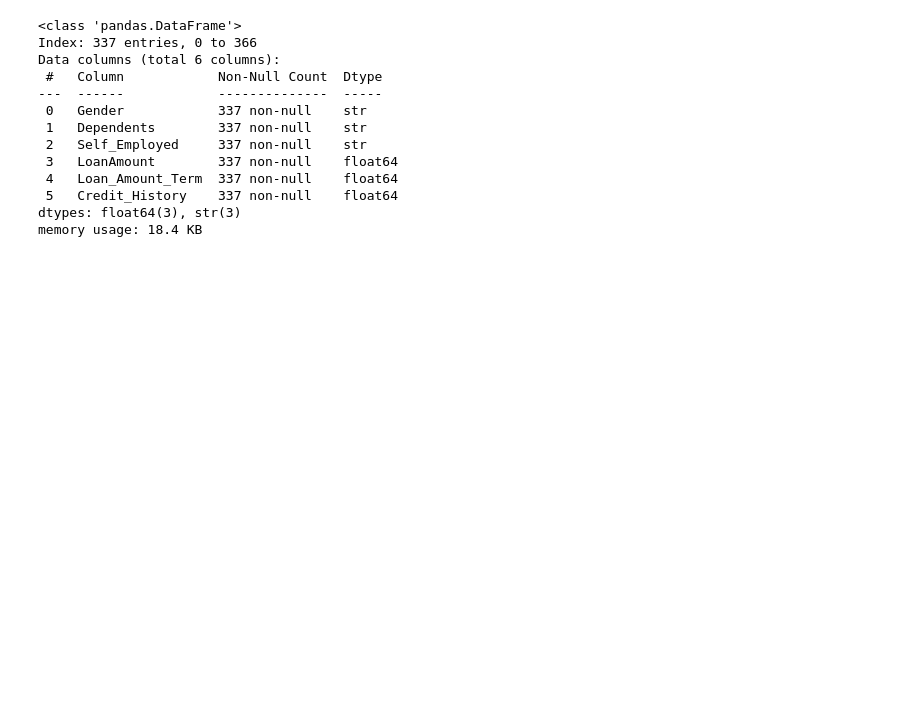
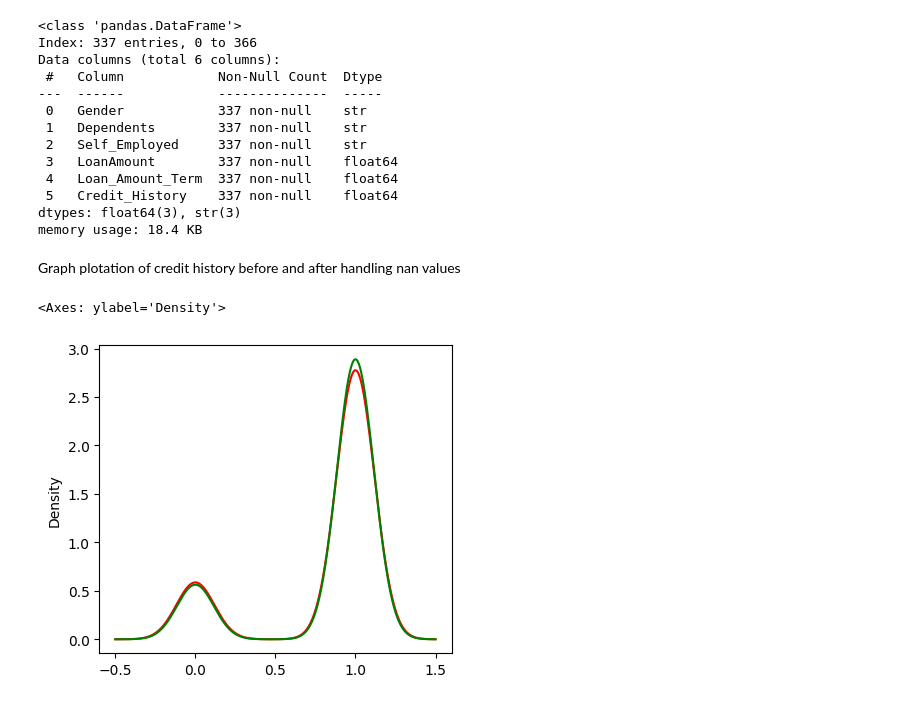
Before and after one commit to Ritusikarwar/ML_Practice, a Jupyter notebook: null_value_handling.ipynb, the cells around one changed output. Saved outputs shown, nothing was run; the diff lists cells and outputs as text; code cells hidden in the pictures; blank space fills up the shorter version.

Commit message:
line graph

```diff
--- a/null_value_handling.ipynb
+++ b/null_value_handling.ipynb
@@ -209,3 +209,13 @@ Data columns (total 6 columns):
  5   Credit_History    337 non-null    float64
 dtypes: float64(3), str(3)
 memory usage: 18.4 KB
+# %% [markdown]
+Graph plotation of credit history before and after handling nan values
+# %%
+fig = plt.figure(figsize=(10,4))
+ax1 = fig.add_subplot(121)
+df['Credit_History'].plot.density(color='red') #before
+new_df['Credit_History'].plot.density(color='green') #after
+# %% [output]
+<Axes: ylabel='Density'>
+[figure, added]
```
